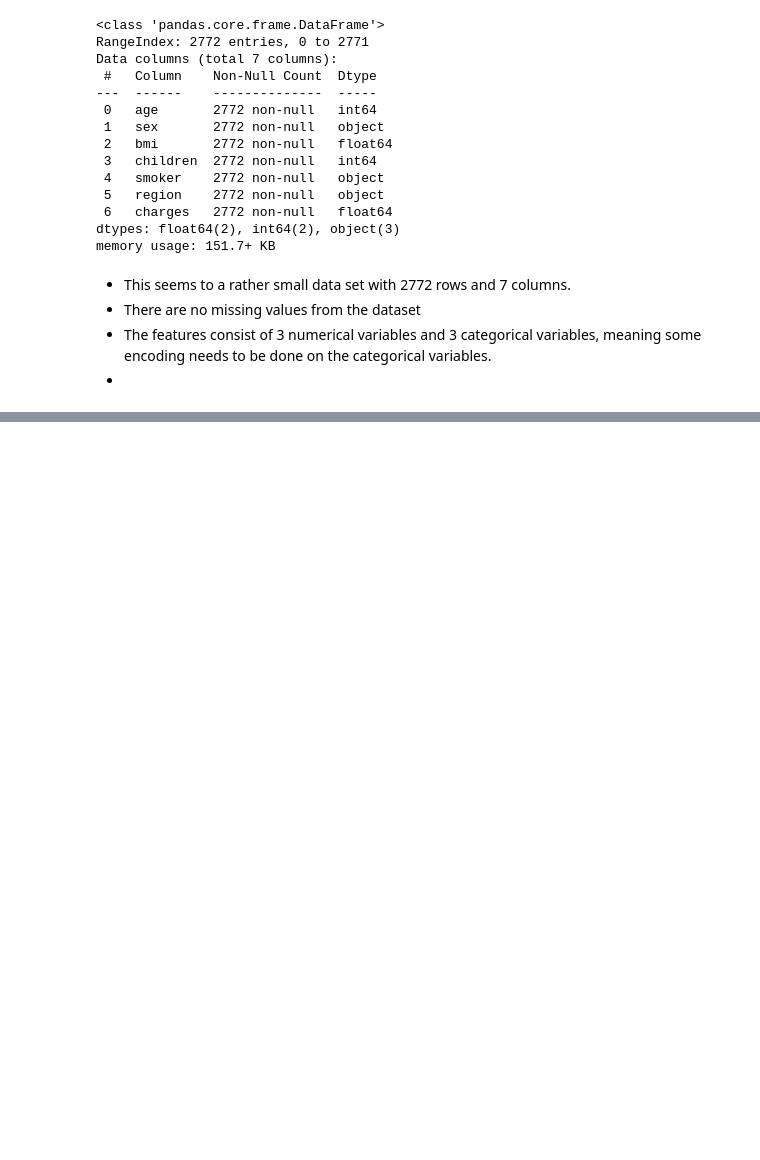
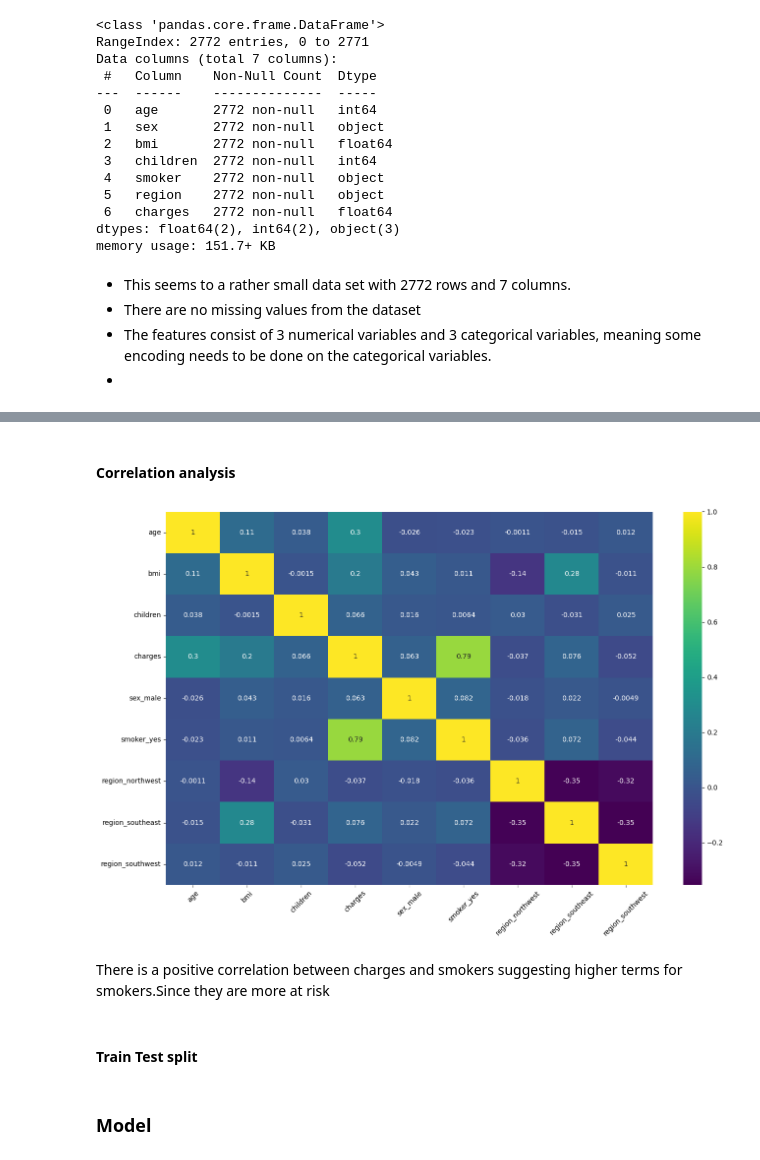
Before and after one commit to Danlof/medical_insurance, a Jupyter notebook: notebooks/main.ipynb, the cells around one changed output, grey strips where cells are left out. Cells and saved outputs as stored; diff of their text form; code cells hidden in the pictures; blank space fills up the shorter version.

```diff
--- a/notebooks/main.ipynb
+++ b/notebooks/main.ipynb
@@ -58,0 +96,16 @@ memory usage: 151.7+ KB
+# %%
+df=pd.get_dummies(df,columns=["sex", "smoker", "region"],drop_first=True)
+# %% [markdown]
+#### Correlation analysis
+# %%
+plt.figure(figsize=(14,9))
+sns.heatmap(df.corr(numeric_only=True),annot=True,cmap='viridis')
+plt.xticks(rotation=45)
+plt.tight_layout()
+plt.show()
+# %% [output]
+[figure, added]
+# %% [markdown]
+There is a positive correlation between charges and smokers suggesting higher terms for smokers.Since they are more at risk
+# %% [markdown]
+#### Train Test split
@@ -58,0 +115,2 @@ memory usage: 151.7+ KB
+# %% [markdown]
+### Model
```
Also changed, not shown: parts of 13 cells of this notebook.
